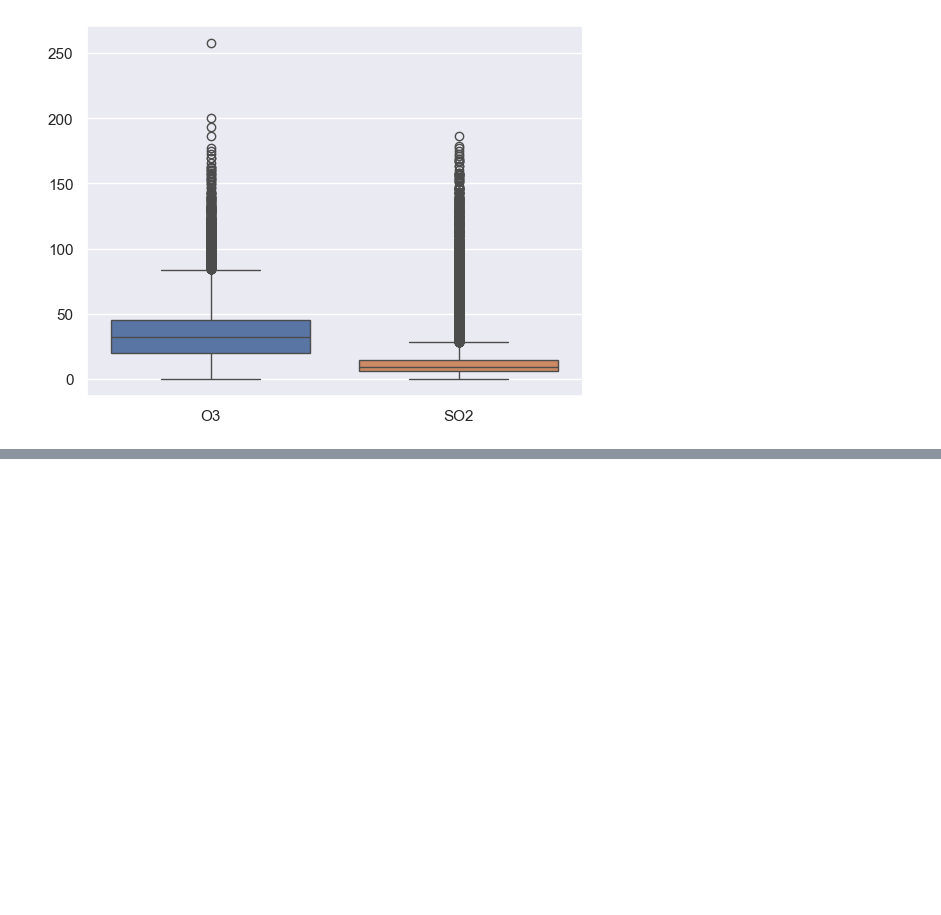
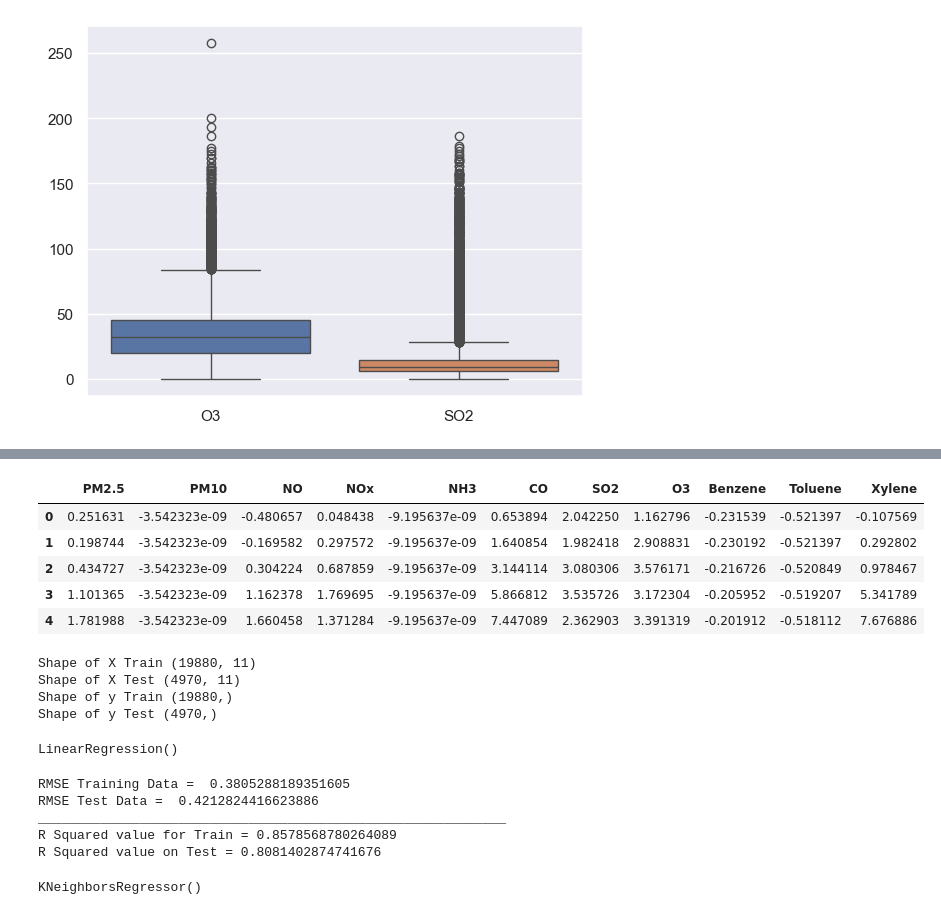
Before and after one commit to vicky777302/Air-Quality-index-Prediction-AICTE-Cycle-4, a Jupyter notebook: Air Quality index .ipynb, the cells around one changed output, grey strips where cells are left out. Cells and saved outputs as stored; diff of their text form; code cells hidden in the pictures; blank space fills up the shorter version.

```diff
--- a/Air Quality index .ipynb
+++ b/Air Quality index .ipynb
@@ -442,0 +498,33 @@ ValueError: could not convert string to float: '2015-01-29'
+# %%
+# Feature & Target Selection
+X = df[['PM2.5', 'PM10', 'NO', 'NOx', 'NH3', 'CO', 'SO2', 'O3',
+        'Benzene', 'Toluene', 'Xylene']]
+y = df['AQI']
+# %%
+X.head()
+# %% [output]
+|  | PM2.5 | PM10 | NO | NOx | NH3 | CO | SO2 | O3 | Benzene | Toluene | Xylene |
+| 0 | 0.251631 | -3.542323e-09 | -0.480657 | 0.048438 | -9.195637e-09 | 0.653894 | 2.042250 | 1.162796 | -0.231539 | -0.521397 | -0.107569 |
+| 1 | 0.198744 | -3.542323e-09 | -0.169582 | 0.297572 | -9.195637e-09 | 1.640854 | 1.982418 | 2.908831 | -0.230192 | -0.521397 | 0.292802 |
+| 2 | 0.434727 | -3.542323e-09 | 0.304224 | 0.687859 | -9.195637e-09 | 3.144114 | 3.080306 | 3.576171 | -0.216726 | -0.520849 | 0.978467 |
+| 3 | 1.101365 | -3.542323e-09 | 1.162378 | 1.769695 | -9.195637e-09 | 5.866812 | 3.535726 | 3.172304 | -0.205952 | -0.519207 | 5.341789 |
+| 4 | 1.781988 | -3.542323e-09 | 1.660458 | 1.371284 | -9.195637e-09 | 7.447089 | 2.362903 | 3.391319 | -0.201912 | -0.518112 | 7.676886 |
+# %%
+# split the data into training and testing data _ Training set - 80% | Testing set - 20%
+from sklearn.model_selection import train_test_split
+X_train, X_test, y_train, y_test = train_test_split(X, y, test_size=0.2, random_state=42)
+print('Shape of X Train', X_train.shape)
+print('Shape of X Test', X_test.shape)
+print('Shape of y Train', y_train.shape)
+print('Shape of y Test', y_test.shape)
+# %% [output]
+Shape of X Train (19880, 11)
+Shape of X Test (4970, 11)
+Shape of y Train (19880,)
+Shape of y Test (4970,)
+# %%
+# Linear Regression Model
+LR = LinearRegression()
+LR.fit(X_train, y_train)
+# %% [output]
+LinearRegression()
@@ -442,0 +535,21 @@ ValueError: could not convert string to float: '2015-01-29'
+# %%
+# Evaluation for Linear Regression
+RMSE_train = (np.sqrt(mean_squared_error(y_train, train_pred)))
+RMSE_test = (np.sqrt( mean_squared_error(y_test, test_pred)))
+print('RMSE Training Data = ', str(RMSE_train))
+print('RMSE Test Data = ', str(RMSE_test))
+print('_'* 60)
+print('R Squared value for Train =', LR.score(X_train, y_train))
+print('R Squared value on Test =', LR.score(X_test, y_test))
+# %% [output]
+RMSE Training Data =  0.3805288189351605
+RMSE Test Data =  0.4212824416623886
+____________________________________________________________
+R Squared value for Train = 0.8578568780264089
+R Squared value on Test = 0.8081402874741676
+# %%
+# KNN
+knn = KNeighborsRegressor()
+knn.fit(X_train, y_train)
+# %% [output]
+KNeighborsRegressor()
```
Also changed, not shown: parts of 20 cells of this notebook.
